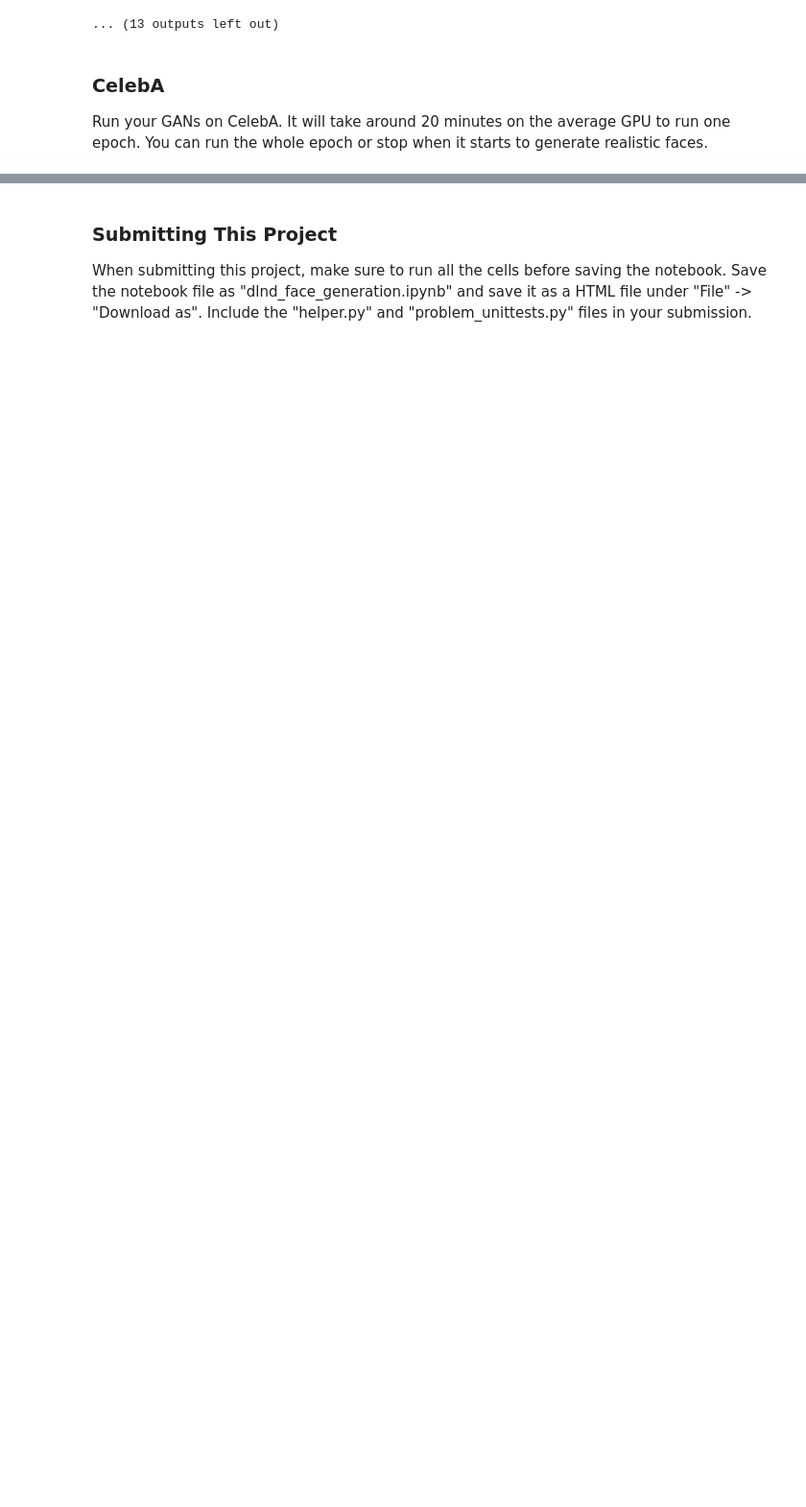
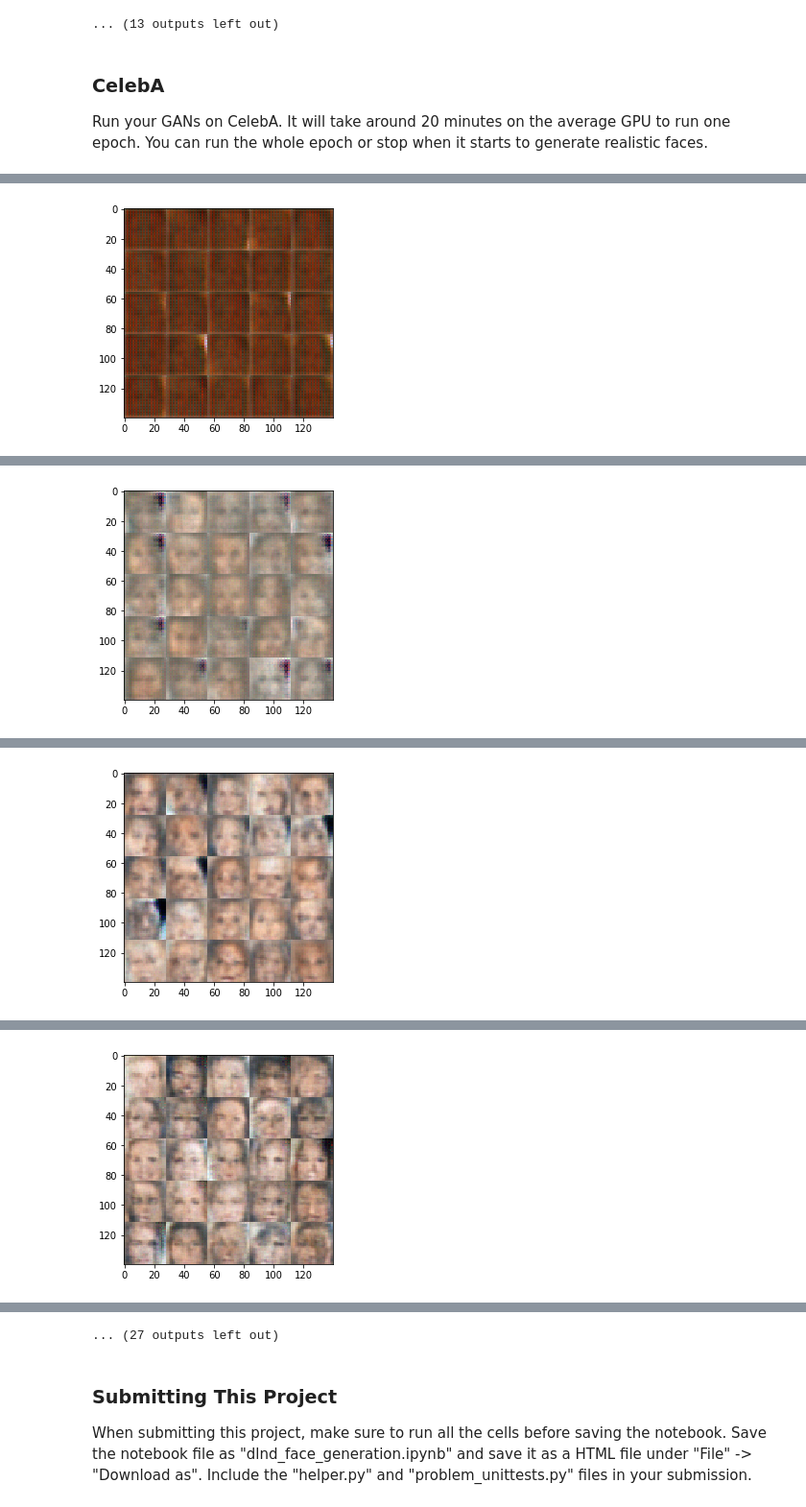
Before and after one commit to rafaelszp/dlnd_face_generation, a Jupyter notebook: dlnd_face_generation.ipynb, the cells around one changed output, grey strips where cells are left out. Shown at 96% size. Drawn from its saved outputs; the diff is of its cells as text; code cells hidden in the pictures; blank space fills up the shorter version.

```diff
--- a/dlnd_face_generation.ipynb
+++ b/dlnd_face_generation.ipynb
@@ -490,10 +482,10 @@ Epoch 1/2... Discriminator Loss: 0.5887... Generator Loss: 1.9999
 ### CelebA
 Run your GANs on CelebA.  It will take around 20 minutes on the average GPU to run one epoch.  You can run the whole epoch or stop when it starts to generate realistic faces.
 # %%
-batch_size = None
-z_dim = None
-learning_rate = None
-beta1 = None
+batch_size = 100
+z_dim = 100
+learning_rate = 2e-4
+beta1 = 0.5
 
 
 """
@@ -505,3 +497,4 @@ celeba_dataset = helper.Dataset('celeba', glob(os.path.join(data_dir, 'img_align
 with tf.Graph().as_default():
     train(epochs, batch_size, z_dim, learning_rate, beta1, celeba_dataset.get_batches,
           celeba_dataset.shape, celeba_dataset.image_mode)
+# %% [output]
@@ -507,0 +511 @@ with tf.Graph().as_default():
+[figure, added]
@@ -507,0 +522 @@ with tf.Graph().as_default():
+[figure, added]
@@ -507,0 +533 @@ with tf.Graph().as_default():
+[figure, added]
@@ -507,0 +544 @@ with tf.Graph().as_default():
+[figure, added]
@@ -508,3 +567,4 @@ with tf.Graph().as_default():
+... (27 outputs left out)
 # %% [markdown]
 ### Submitting This Project
 When submitting this project, make sure to run all the cells before saving the notebook. Save the notebook file as "dlnd_face_generation.ipynb" and save it as a HTML file under "File" -> "Download as". Include the "helper.py" and "problem_unittests.py" files in your submission.
```
Also changed, not shown: parts of 10 cells of this notebook, 2 other files.
